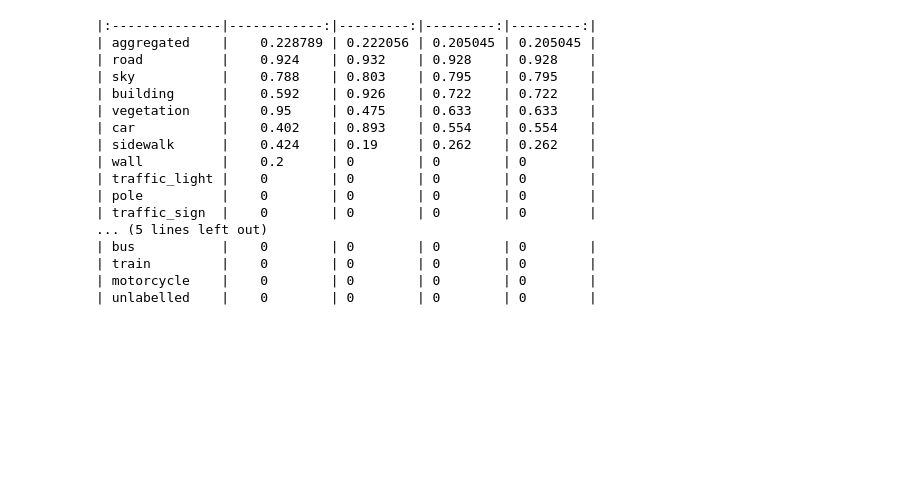
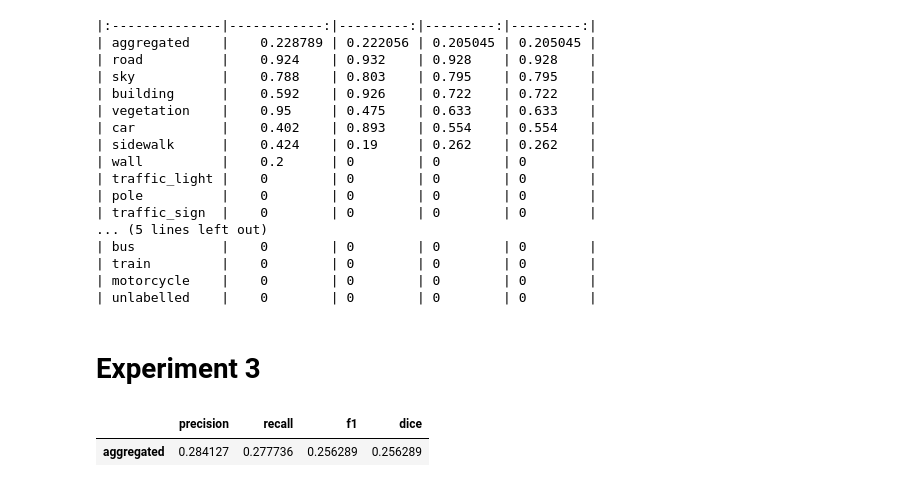
Before and after one commit to deniskirbaba/image-processing-and-generation, a Jupyter notebook: test_metrics_to_df.ipynb, the cells around one changed output. Cells and saved outputs as stored; diff of their text form; code cells hidden in the pictures; blank space fills up the shorter version.

Commit message:
done 3 experiment

```diff
--- a/test_metrics_to_df.ipynb
+++ b/test_metrics_to_df.ipynb
@@ -655,3 +655,5 @@ print(combined_df.to_markdown())
 | train         |    0        | 0        | 0        | 0        |
 | motorcycle    |    0        | 0        | 0        | 0        |
 | unlabelled    |    0        | 0        | 0        | 0        |
+# %% [markdown]
+# Experiment 3
@@ -657,0 +1435,14 @@ print(combined_df.to_markdown())
+# %%
+agg_row = [
+    raw_summary["test_precision_macro"],
+    raw_summary["test_recall_macro"],
+    raw_summary["test_f1_avg"],
+    raw_summary["test_dice_avg"],
+]
+agg_df = pd.DataFrame(
+    np.expand_dims(np.array(agg_row), 0), columns=metrics_name, index=["aggregated"]
+)
+agg_df
+# %% [output]
+|  | precision | recall | f1 | dice |
+| aggregated | 0.284127 | 0.277736 | 0.256289 | 0.256289 |
```
Also changed, not shown: parts of 5 cells of this notebook, 17 other files.
